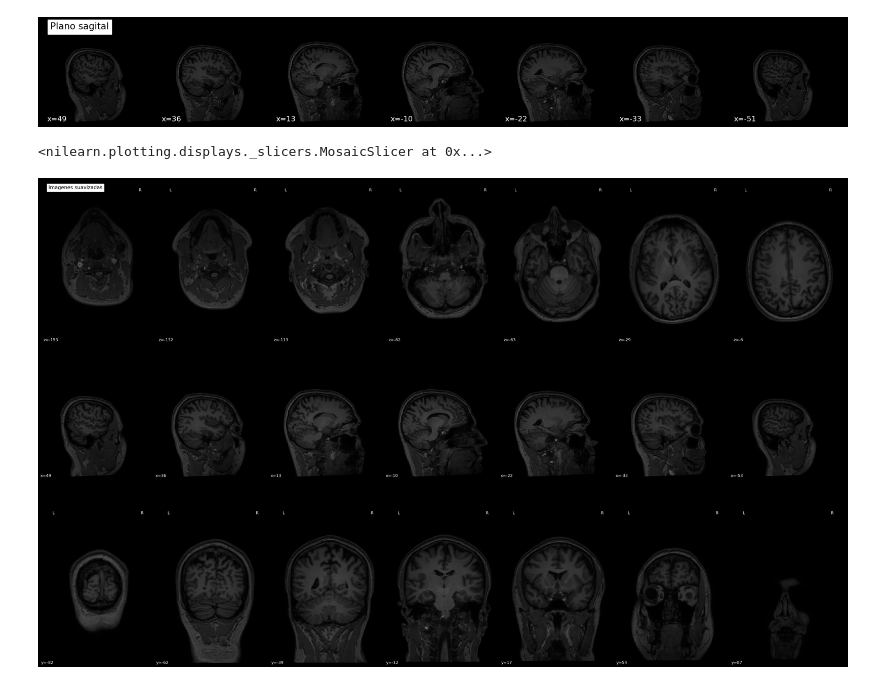
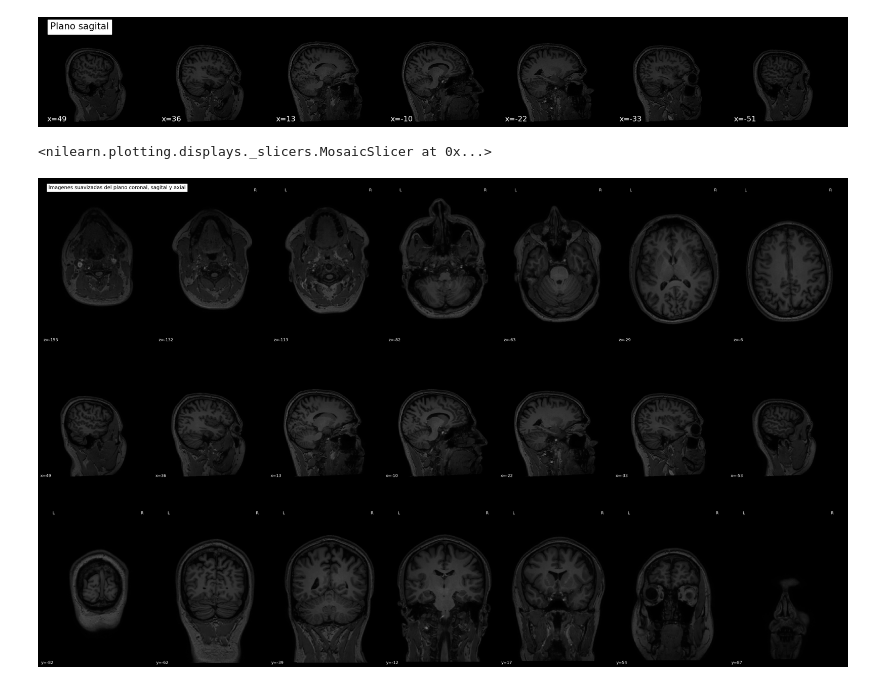
Before and after one commit to Sher016/gato, a Jupyter notebook: Proyecto_1.ipynb, the cells around one changed output. Drawn from its saved outputs; the diff is of its cells as text; code cells hidden in the pictures.

```diff
--- a/Proyecto_1.ipynb
+++ b/Proyecto_1.ipynb
@@ -227,7 +225,7 @@ plotting.plot_anat(img,display_mode="x",title="Plano sagital")
 [figure]
 # %%
 smooth=image.smooth_img(img,fwhm=1)
-plotting.plot_anat(smooth,display_mode="mosaic",title="Imagenes suavizadas")
+plotting.plot_anat(smooth,display_mode="mosaic",title="Imagenes suavizadas del plano coronal, sagital y axial")
 # %% [output]
 <nilearn.plotting.displays._slicers.MosaicSlicer at 0x...>
-[figure, old version]
+[figure, new version]
```
Also changed, not shown: parts of 6 cells of this notebook.
